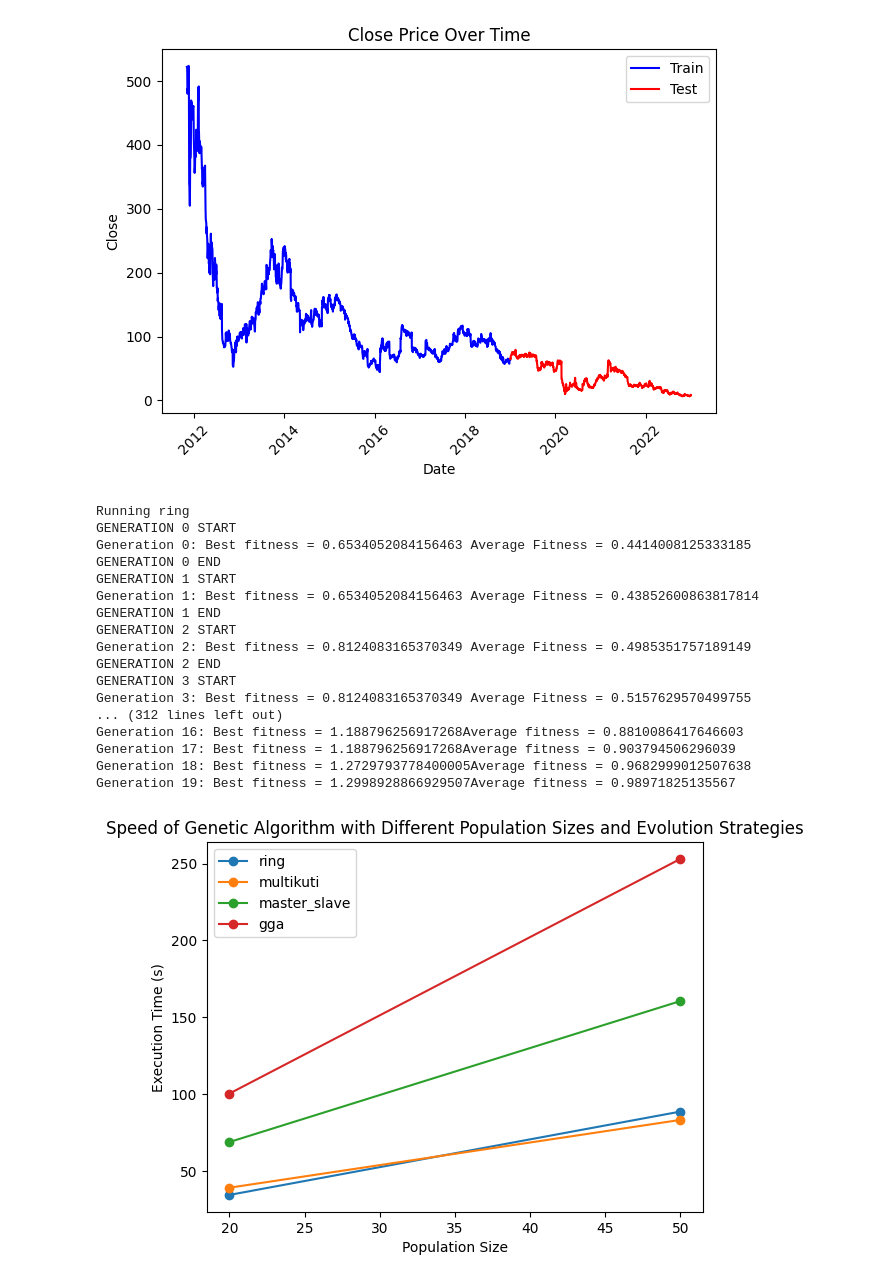
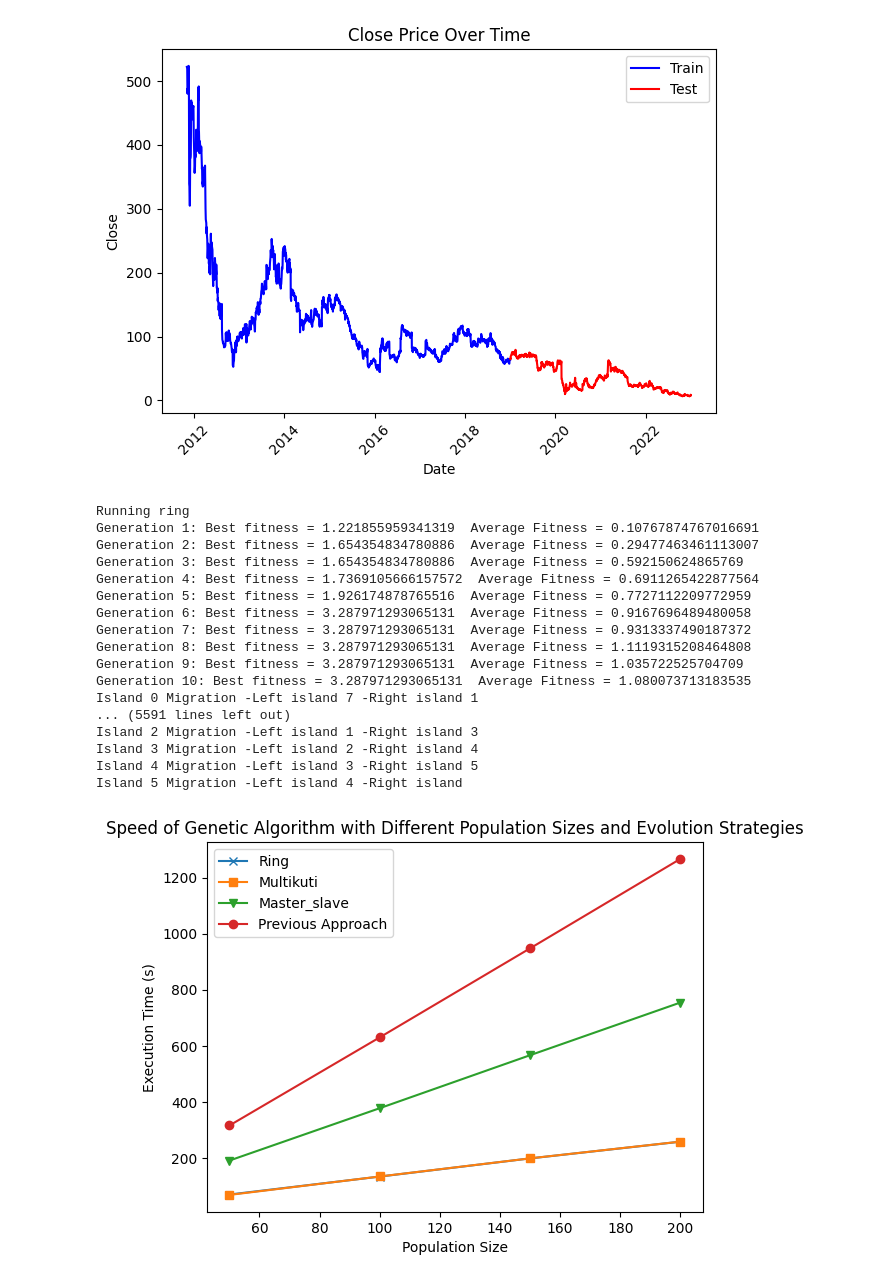
Before and after one commit to Chideme/island_genetic_algrorithm, a Jupyter notebook: pop_size.ipynb, the cells around one changed output. Cells and saved outputs as stored; diff of their text form; code cells hidden in the pictures.

Commit message:
POP_SIZE RESULTS

```diff
--- a/pop_size.ipynb
+++ b/pop_size.ipynb
@@ -20,7 +20,8 @@ import datetime
 #AAPL
 start_date = datetime.datetime(2010, 1, 1)
 end_date = datetime.datetime(2022, 12, 31)
-data = Data('GRPN',start_date,end_date,2019)
+period ="train"
+data = Data('GRPN',start_date,end_date,period,2019)
 data.data_preprocess()
 # %% [output]
 [*********************100%***********************]  1 of 1 completed
@@ -28,55 +29,61 @@ data.data_preprocess()
 # %%
 import matplotlib.pyplot as plt
 
-pop_size = [20, 50, 200]
+pop_size = [ 50, 100,150,200]
 evolve_strategy = ["ring", "multikuti", "master_slave", "gga"]
 
 fitness_values = {strategy: {size: [] for size in pop_size} for strategy in evolve_strategy}
 speed_values = {strategy: {size: [] for size in pop_size} for strategy in evolve_strategy}
 
 for strategy in evolve_strategy:
     for size in pop_size:
-        for j in range(5):
+        for j in range(20):
             start = time.time()
-            ga = IslandGGA(data=data.train_data, num_islands=8, m_iter=25, num_iter=20, pSize=size,
+            ga = IslandGGA(data=data.train_data, num_islands=8, m_iter=10, num_iter=40, pSize=size,
                            r_cross=0.6, r_mut=0.1, strategies=data.strategies, evolve_strategy=strategy)
             ga.evolve()
             end = time.time()
             processing_time = end - start
             speed_values[strategy][size].append(processing_time)
             fitness_values[strategy][size].append(ga.globalBest.fitness_value)
 
 # Plot the speed of the algorithm against the population size for each evolution strategy
 
+# Define a dictionary of line styles for each strategy
+# line_styles = ['o-', 'x-', 's-', 'D-', '^-', 'v-', '<-', '>-', '1-', '2-']
+line_styles = {
+    "gga": "o-",          # Previous Approach
+    "ring": "x-",    # Replace "strategy2" with the actual strategy names
+    "multikuti": "s-",    # Replace "strategy3" with the actual strategy names
+    "master_slave":"v-"
+}
 
 for strategy in evolve_strategy:
-    if strategy == "gga":
-        l = "Previous Approach"
-    else:
-        l = strategy.capitalize()
-    plt.plot(pop_size, [sum(speed_values[strategy][size]) / len(speed_values[strategy][size]) for size in pop_size], 'o-', label=l)
+    if strategy in line_styles:
+        l = "Previous Approach" if strategy == "gga" else strategy.capitalize()
+        plt.plot(pop_size, [sum(speed_values[strategy][size]) / len(speed_values[strategy][size]) for size in pop_size], line_styles[strategy], label=l)
 
 plt.xlabel('Population Size')
 plt.ylabel('Execution Time (s)')
 plt.title('Speed of Genetic Algorithm with Different Population Sizes and Evolution Strategies')
 plt.legend()
 plt.show()
 # %% [output]
 Running ring
-GENERATION 0 START
-Generation 0: Best fitness = 0.6534052084156463 Average Fitness = 0.4414008125333185
-GENERATION 0 END
-GENERATION 1 START
-Generation 1: Best fitness = 0.6534052084156463 Average Fitness = 0.43852600863817814
-GENERATION 1 END
-GENERATION 2 START
-Generation 2: Best fitness = 0.8124083165370349 Average Fitness = 0.4985351757189149
-GENERATION 2 END
-GENERATION 3 START
-Generation 3: Best fitness = 0.8124083165370349 Average Fitness = 0.5157629570499755
-... (312 lines left out)
-Generation 16: Best fitness = 1.188796256917268Average fitness = 0.8810086417646603
-Generation 17: Best fitness = 1.188796256917268Average fitness = 0.903794506296039
-Generation 18: Best fitness = 1.2729793778400005Average fitness = 0.9682999012507638
-Generation 19: Best fitness = 1.2998928866929507Average fitness = 0.98971825135567
+Generation 1: Best fitness = 1.221855959341319  Average Fitness = 0.10767874767016691
+Generation 2: Best fitness = 1.654354834780886  Average Fitness = 0.29477463461113007
+Generation 3: Best fitness = 1.654354834780886  Average Fitness = 0.592150624865769
+Generation 4: Best fitness = 1.7369105666157572  Average Fitness = 0.6911265422877564
+Generation 5: Best fitness = 1.926174878765516  Average Fitness = 0.7727112209772959
+Generation 6: Best fitness = 3.287971293065131  Average Fitness = 0.9167696489480058
+Generation 7: Best fitness = 3.287971293065131  Average Fitness = 0.9313337490187372
+Generation 8: Best fitness = 3.287971293065131  Average Fitness = 1.1119315208464808
+Generation 9: Best fitness = 3.287971293065131  Average Fitness = 1.035722525704709
+Generation 10: Best fitness = 3.287971293065131  Average Fitness = 1.080073713183535
+Island 0 Migration -Left island 7 -Right island 1
+... (5591 lines left out)
+Island 2 Migration -Left island 1 -Right island 3
+Island 3 Migration -Left island 2 -Right island 4
+Island 4 Migration -Left island 3 -Right island 5
+Island 5 Migration -Left island 4 -Right island
-[figure, old version]
+[figure, new version]
```
Also changed, not shown: parts of 4 cells of this notebook, 7 other files.
